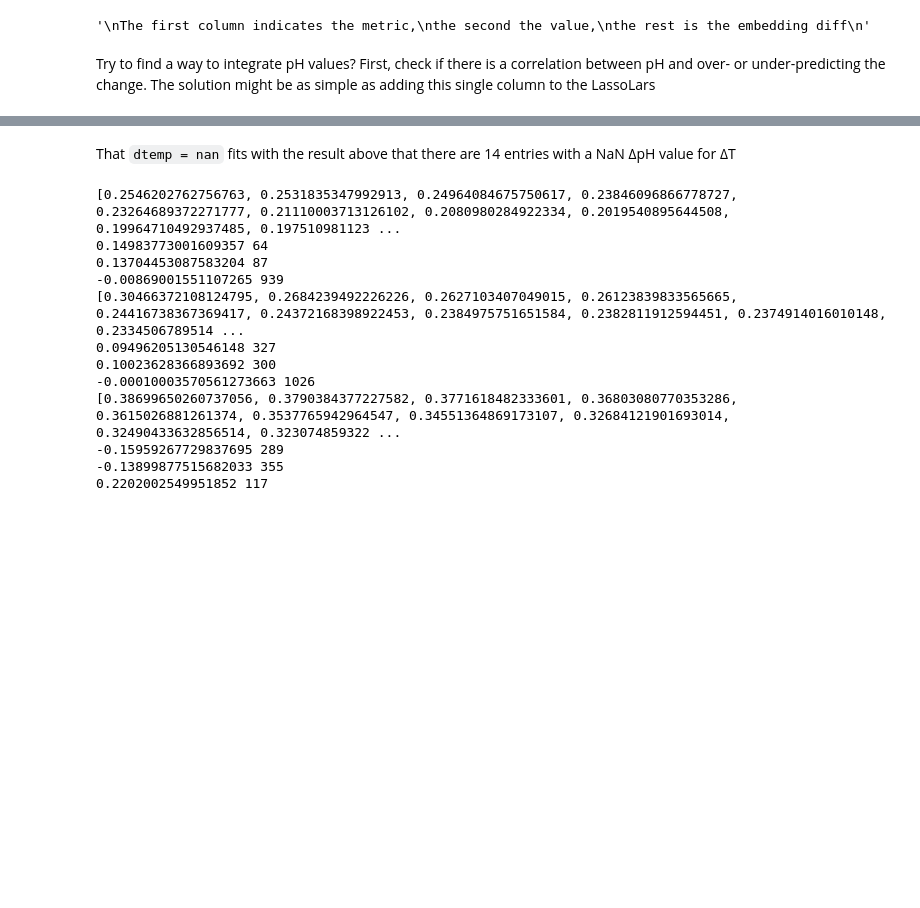
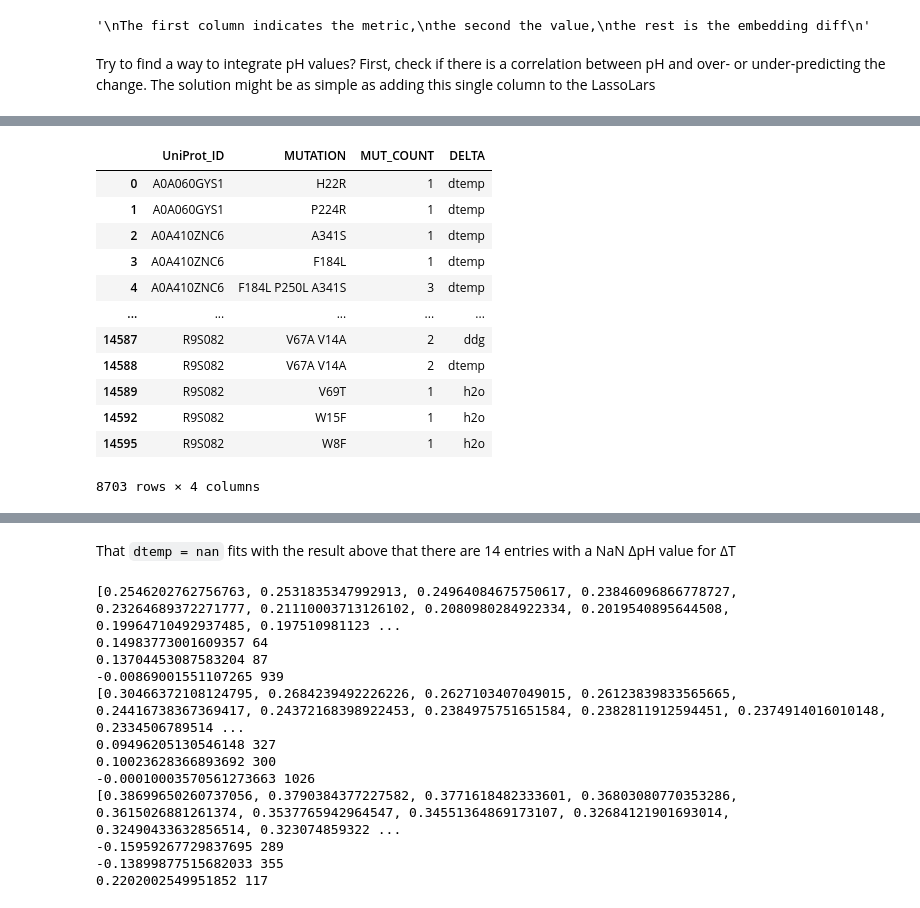
Before and after one commit to lkndl/mapra, a Jupyter notebook: mapra/9_more.ipynb, the cells around one changed output, grey strips where cells are left out. Saved outputs shown, nothing was run; the diff lists cells and outputs as text; code cells hidden in the pictures; blank space fills up the shorter version.

```diff
--- a/mapra/9_more.ipynb
+++ b/mapra/9_more.ipynb
@@ -52,0 +94,17 @@ The solution might be as simple as adding this single column to the LassoLars
+# %%
+rdf = df[['UniProt_ID', 'MUTATION', 'MUT_COUNT', 'DELTA']].drop_duplicates()
+rdf
+# %% [output]
+|  | UniProt_ID | MUTATION | MUT_COUNT | DELTA |
+| 0 | A0A060GYS1 | H22R | 1 | dtemp |
+| 1 | A0A060GYS1 | P224R | 1 | dtemp |
+| 2 | A0A410ZNC6 | A341S | 1 | dtemp |
+| 3 | A0A410ZNC6 | F184L | 1 | dtemp |
+| 4 | A0A410ZNC6 | F184L P250L A341S | 3 | dtemp |
+| ... | ... | ... | ... | ... |
+| 14587 | R9S082 | V67A V14A | 2 | ddg |
+| 14588 | R9S082 | V67A V14A | 2 | dtemp |
+| 14589 | R9S082 | V69T | 1 | h2o |
+| 14592 | R9S082 | W15F | 1 | h2o |
+| 14595 | R9S082 | W8F | 1 | h2o |
+8703 rows × 4 columns
```
Also changed, not shown: parts of 9 cells of this notebook, 6 other files.
